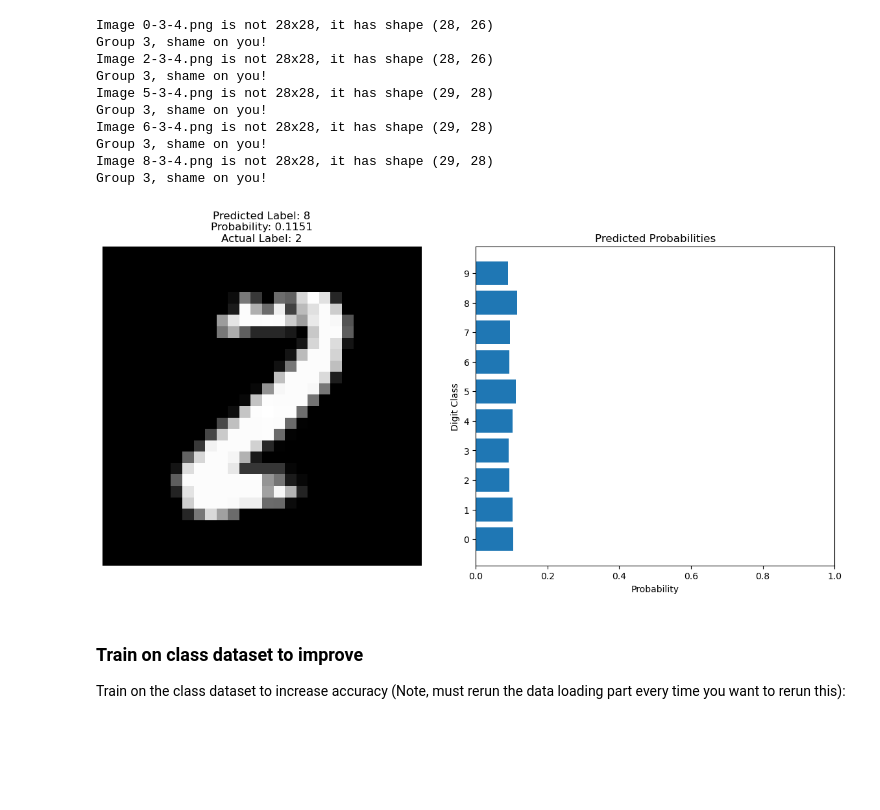
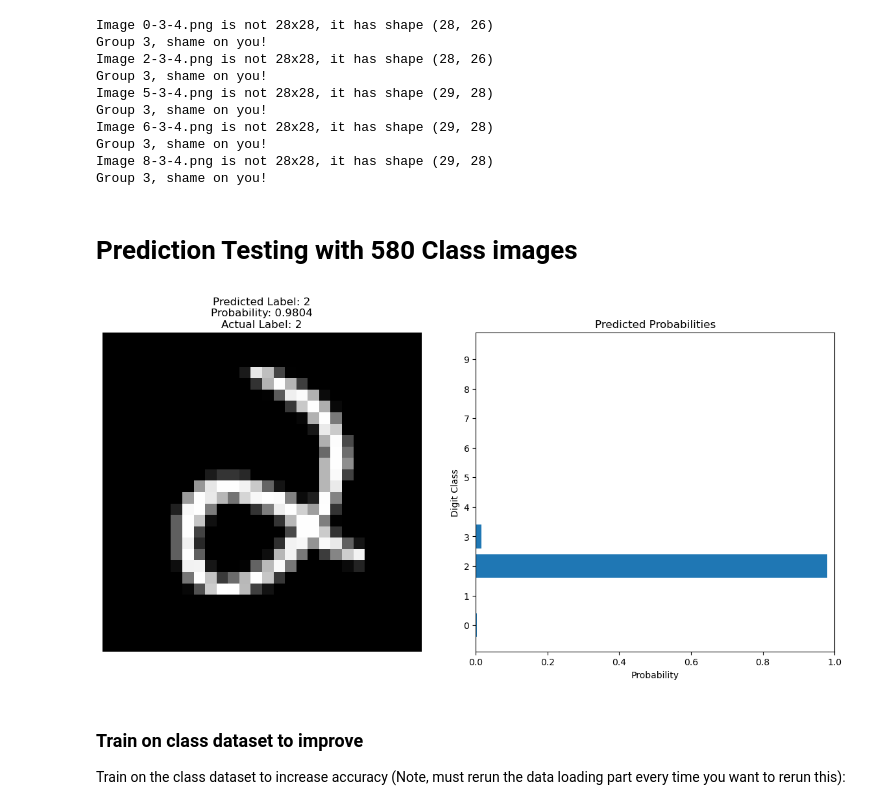
Before and after one commit to akleinecke/580_FinalProject_Fall24, a Jupyter notebook: Group 5 Final Project.ipynb, the cells around one changed output. Cells and saved outputs as stored; diff of their text form; code cells hidden in the pictures; blank space fills up the shorter version.

```diff
--- a/Group 5 Final Project.ipynb
+++ b/Group 5 Final Project.ipynb
@@ -548,7 +551,13 @@ Image 6-3-4.png is not 28x28, it has shape (29, 28)
 Group 3, shame on you!
 Image 8-3-4.png is not 28x28, it has shape (29, 28)
 Group 3, shame on you!
+# %% [markdown]
+# Prediction Testing with 580 Class images
 # %%
+%matplotlib inline
+
+from torch.utils.data import TensorDataset, DataLoader
+
 model.eval()
 
 # Using the numpy arrays fromn the previous block,
@@ -574,7 +583,7 @@ testLoader = DataLoader(dataset, batch_size=64, shuffle=True)
 # we are just using an image from trainloader, in the future we'll use frorm testloader
 images, labels = next(iter(testLoader))
 
-img_idx = min(33, len(images) - 1)  # Use a valid index
+img_idx = min(4, len(images) - 1)  # Use a valid index
 img = images[img_idx].view(1, 784)  # Clamp the array within our index
 
 # Turn off gradients to speed up this part
@@ -586,34 +595,34 @@ with torch.no_grad():
 # Output of the network are log-probabilities, need to take exponential for probabilities
 ps = torch.exp(logps)
 
 # Turn the tensor into a numpy array for visualization
 img = img.view(28, 28).numpy()
 
 # Get the predicted class
 prob, class_idx = ps.topk(1, dim=1)
 label = class_idx.item()
 
 # Plot the image and the probabilities
 fig, (ax1, ax2) = plt.subplots(1, 2, figsize=(12,6))
 
 # Plot image
 ax1.imshow(img, cmap='gray')
 ax1.set_title(f"Predicted Label: {label}\nProbability: {prob.item():.4f}\nActual Label: {labels[img_idx].item()}")
 ax1.axis('off')
 
 # Plot probabilities
 ax2.barh(np.arange(10), ps.squeeze().numpy())
 ax2.set_yticks(np.arange(10))
 ax2.set_yticklabels(np.arange(10))  # Set y-tick labels to digits 0-9
 ax2.set_xlim(0, 1)
 ax2.set_xlabel('Probability')
 ax2.set_ylabel('Digit Class')
 ax2.set_title('Predicted Probabilities')
 
 plt.tight_layout()
 plt.show()
 # %% [output]
-[figure, old version]
+[figure, new version]
 # %% [markdown]
 ### Train on class dataset to improve
 Train on the class dataset to increase accuracy
```
Also changed, not shown: parts of 13 cells of this notebook.
